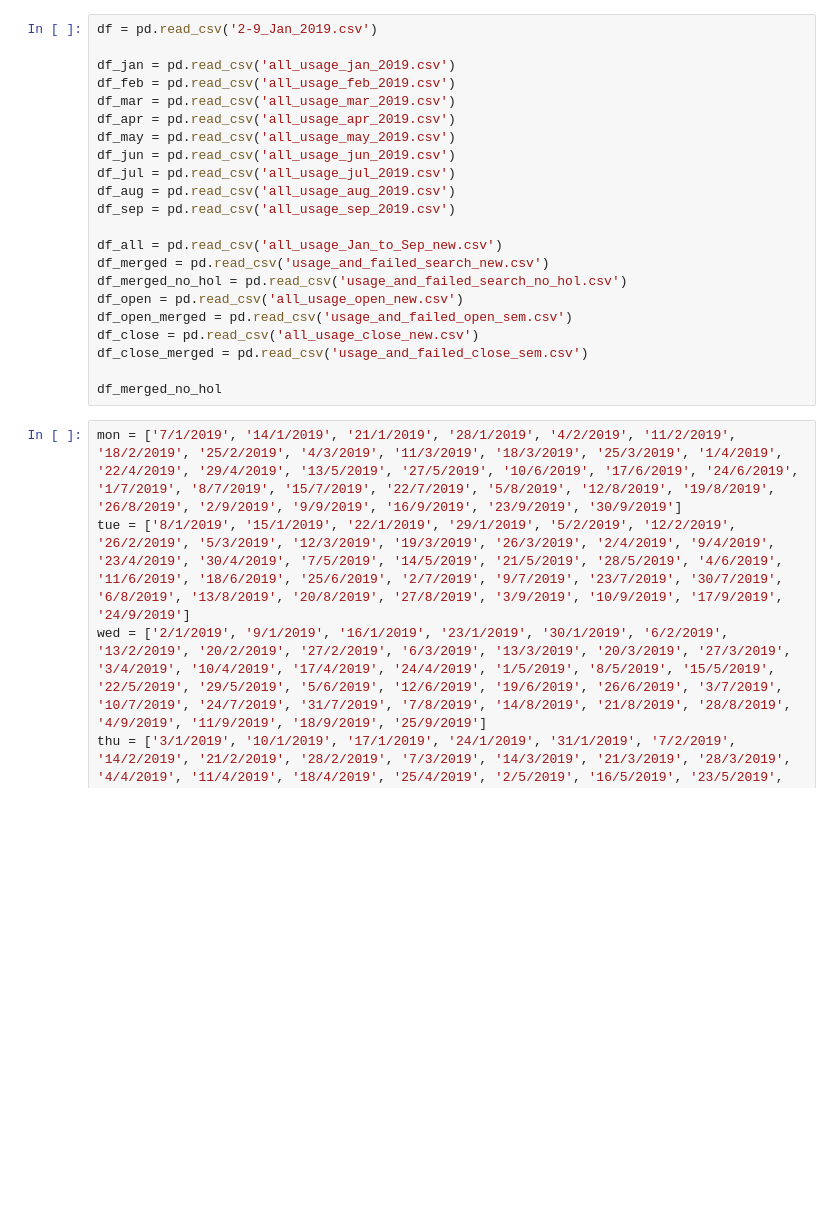
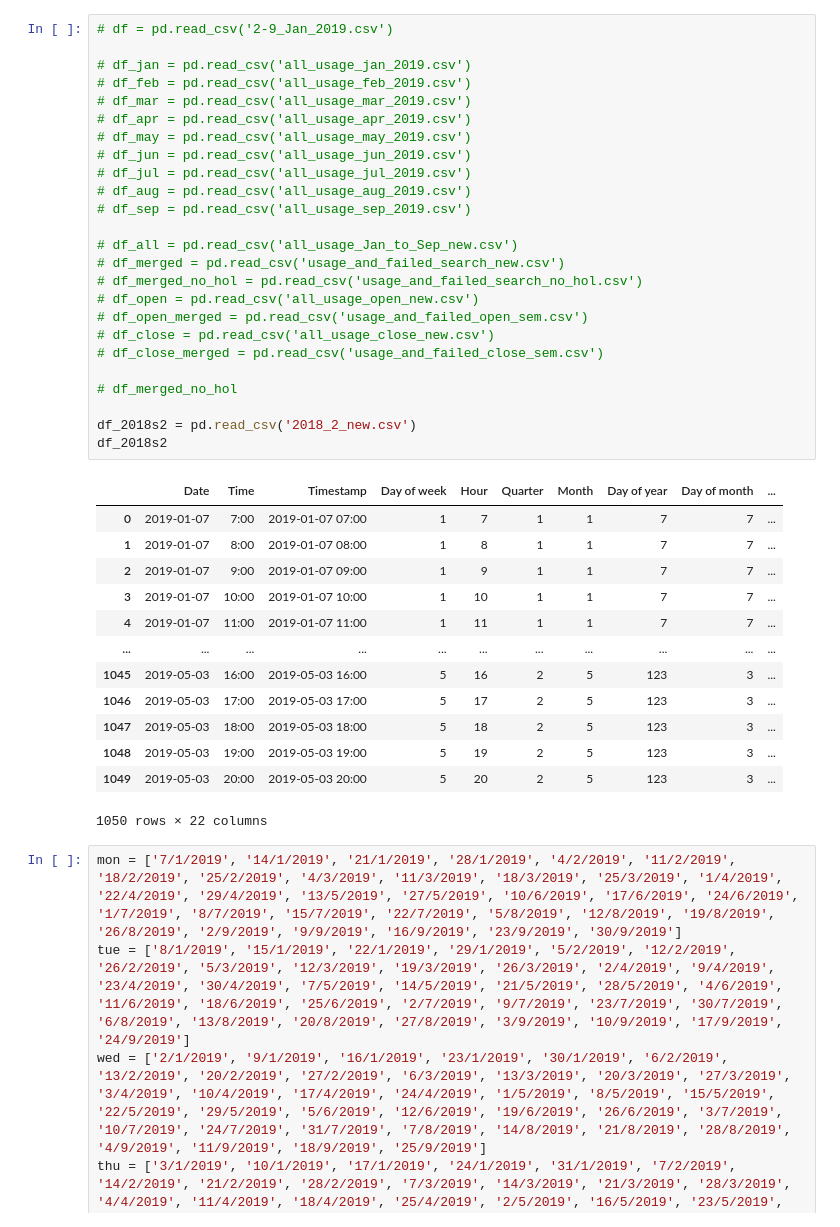
Before and after one commit to winnpm/ha-mo_data_visualization, a Jupyter notebook: Models.ipynb, the cells around one changed output. Cells and saved outputs as stored; diff of their text form; blank space fills up the shorter version.

```diff
--- a/Models.ipynb
+++ b/Models.ipynb
@@ -36,27 +36,44 @@ from pylab import rcParams
 from tqdm import tqdm_notebook
 import fbprophet
 # %%
-df = pd.read_csv('2-9_Jan_2019.csv')
+# df = pd.read_csv('2-9_Jan_2019.csv')
 
-df_jan = pd.read_csv('all_usage_jan_2019.csv')
-df_feb = pd.read_csv('all_usage_feb_2019.csv')
-df_mar = pd.read_csv('all_usage_mar_2019.csv')
-df_apr = pd.read_csv('all_usage_apr_2019.csv')
-df_may = pd.read_csv('all_usage_may_2019.csv')
-df_jun = pd.read_csv('all_usage_jun_2019.csv')
-df_jul = pd.read_csv('all_usage_jul_2019.csv')
-df_aug = pd.read_csv('all_usage_aug_2019.csv')
-df_sep = pd.read_csv('all_usage_sep_2019.csv')
+# df_jan = pd.read_csv('all_usage_jan_2019.csv')
+# df_feb = pd.read_csv('all_usage_feb_2019.csv')
+# df_mar = pd.read_csv('all_usage_mar_2019.csv')
+# df_apr = pd.read_csv('all_usage_apr_2019.csv')
+# df_may = pd.read_csv('all_usage_may_2019.csv')
+# df_jun = pd.read_csv('all_usage_jun_2019.csv')
+# df_jul = pd.read_csv('all_usage_jul_2019.csv')
+# df_aug = pd.read_csv('all_usage_aug_2019.csv')
+# df_sep = pd.read_csv('all_usage_sep_2019.csv')
 
-df_all = pd.read_csv('all_usage_Jan_to_Sep_new.csv')
-df_merged = pd.read_csv('usage_and_failed_search_new.csv')
-df_merged_no_hol = pd.read_csv('usage_and_failed_search_no_hol.csv')
-df_open = pd.read_csv('all_usage_open_new.csv')
-df_open_merged = pd.read_csv('usage_and_failed_open_sem.csv')
-df_close = pd.read_csv('all_usage_close_new.csv')
-df_close_merged = pd.read_csv('usage_and_failed_close_sem.csv')
+# df_all = pd.read_csv('all_usage_Jan_to_Sep_new.csv')
+# df_merged = pd.read_csv('usage_and_failed_search_new.csv')
+# df_merged_no_hol = pd.read_csv('usage_and_failed_search_no_hol.csv')
+# df_open = pd.read_csv('all_usage_open_new.csv')
+# df_open_merged = pd.read_csv('usage_and_failed_open_sem.csv')
+# df_close = pd.read_csv('all_usage_close_new.csv')
+# df_close_merged = pd.read_csv('usage_and_failed_close_sem.csv')
 
-df_merged_no_hol
+# df_merged_no_hol
+
+df_2018s2 = pd.read_csv('2018_2_new.csv')
+df_2018s2
+# %% [output]
+|  | Date | Time | Timestamp | Day of week | Hour | Quarter | Month | Day of year | Day of month | ... |
+| 0 | 2019-01-07 | 7:00 | 2019-01-07 07:00 | 1 | 7 | 1 | 1 | 7 | 7 | ... |
+| 1 | 2019-01-07 | 8:00 | 2019-01-07 08:00 | 1 | 8 | 1 | 1 | 7 | 7 | ... |
+| 2 | 2019-01-07 | 9:00 | 2019-01-07 09:00 | 1 | 9 | 1 | 1 | 7 | 7 | ... |
+| 3 | 2019-01-07 | 10:00 | 2019-01-07 10:00 | 1 | 10 | 1 | 1 | 7 | 7 | ... |
+| 4 | 2019-01-07 | 11:00 | 2019-01-07 11:00 | 1 | 11 | 1 | 1 | 7 | 7 | ... |
+| ... | ... | ... | ... | ... | ... | ... | ... | ... | ... | ... |
+| 1045 | 2019-05-03 | 16:00 | 2019-05-03 16:00 | 5 | 16 | 2 | 5 | 123 | 3 | ... |
+| 1046 | 2019-05-03 | 17:00 | 2019-05-03 17:00 | 5 | 17 | 2 | 5 | 123 | 3 | ... |
+| 1047 | 2019-05-03 | 18:00 | 2019-05-03 18:00 | 5 | 18 | 2 | 5 | 123 | 3 | ... |
+| 1048 | 2019-05-03 | 19:00 | 2019-05-03 19:00 | 5 | 19 | 2 | 5 | 123 | 3 | ... |
+| 1049 | 2019-05-03 | 20:00 | 2019-05-03 20:00 | 5 | 20 | 2 | 5 | 123 | 3 | ... |
+1050 rows × 22 columns
 # %%
 mon = ['7/1/2019', '14/1/2019', '21/1/2019', '28/1/2019', '4/2/2019', '11/2/2019', '18/2/2019', '25/2/2019', '4/3/2019', '11/3/2019', '18/3/2019', '25/3/2019', '1/4/2019', '22/4/2019', '29/4/2019', '13/5/2019', '27/5/2019', '10/6/2019', '17/6/2019', '24/6/2019', '1/7/2019', '8/7/2019', '15/7/2019', '22/7/2019', '5/8/2019', '12/8/2019', '19/8/2019', '26/8/2019', '2/9/2019', '9/9/2019', '16/9/2019', '23/9/2019', '30/9/2019']
 tue = ['8/1/2019', '15/1/2019', '22/1/2019', '29/1/2019', '5/2/2019', '12/2/2019', '26/2/2019', '5/3/2019', '12/3/2019', '19/3/2019', '26/3/2019', '2/4/2019', '9/4/2019', '23/4/2019', '30/4/2019', '7/5/2019', '14/5/2019', '21/5/2019', '28/5/2019', '4/6/2019', '11/6/2019', '18/6/2019', '25/6/2019', '2/7/2019', '9/7/2019', '23/7/2019', '30/7/2019', '6/8/2019', '13/8/2019', '20/8/2019', '27/8/2019', '3/9/2019', '10/9/2019', '17/9/2019', '24/9/2019']
```
Also changed, not shown: parts of 8 cells of this notebook, 20 other files.
